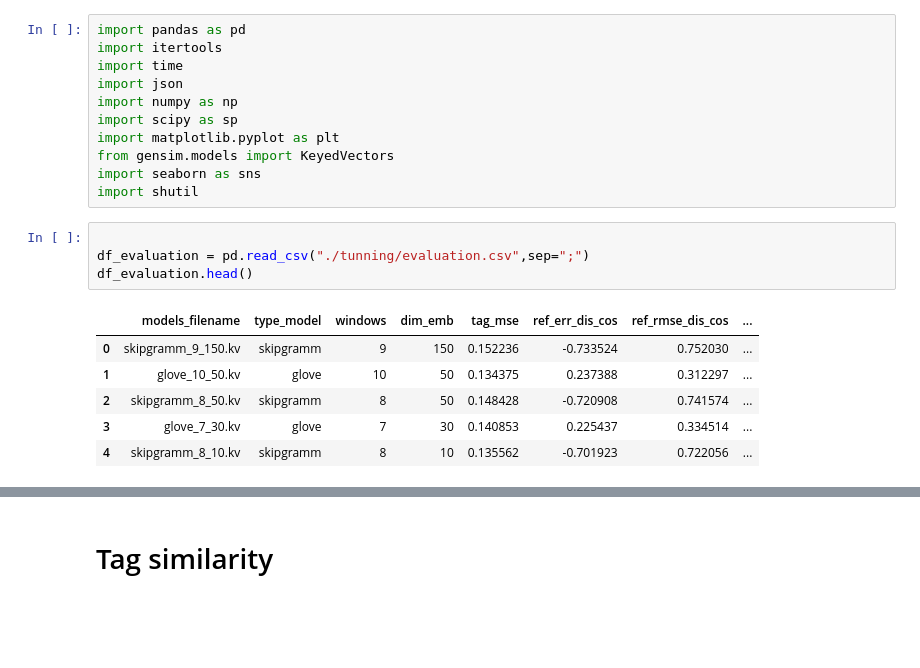
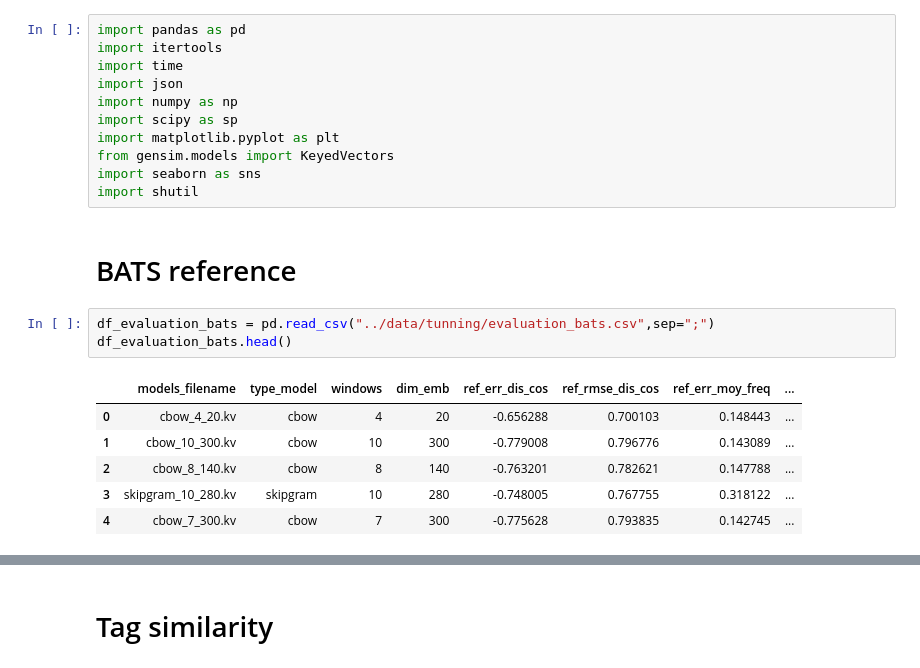
Before and after one commit to dmkant/projet-statistique-2022, a Jupyter notebook: word_embedding/evaluation_embedding.ipynb, the cells around one changed output, grey strips where cells are left out. Cells and saved outputs as stored; diff of their text form; blank space fills up the shorter version.

Commit message:
maj bats evaluation

```diff
--- a/word_embedding/evaluation_embedding.ipynb
+++ b/word_embedding/evaluation_embedding.ipynb
@@ -9,14 +9,15 @@ import matplotlib.pyplot as plt
 from gensim.models import KeyedVectors
 import seaborn as sns
 import shutil
+# %% [markdown]
+# BATS reference
 # %%
-
-df_evaluation = pd.read_csv("./tunning/evaluation.csv",sep=";")
-df_evaluation.head()
+df_evaluation_bats = pd.read_csv("../data/tunning/evaluation_bats.csv",sep=";")
+df_evaluation_bats.head()
 # %% [output]
-|  | models_filename | type_model | windows | dim_emb | tag_mse | ref_err_dis_cos | ref_rmse_dis_cos | ... |
-| 0 | skipgramm_9_150.kv | skipgramm | 9 | 150 | 0.152236 | -0.733524 | 0.752030 | ... |
-| 1 | glove_10_50.kv | glove | 10 | 50 | 0.134375 | 0.237388 | 0.312297 | ... |
-| 2 | skipgramm_8_50.kv | skipgramm | 8 | 50 | 0.148428 | -0.720908 | 0.741574 | ... |
-| 3 | glove_7_30.kv | glove | 7 | 30 | 0.140853 | 0.225437 | 0.334514 | ... |
-| 4 | skipgramm_8_10.kv | skipgramm | 8 | 10 | 0.135562 | -0.701923 | 0.722056 | ... |
+|  | models_filename | type_model | windows | dim_emb | ref_err_dis_cos | ref_rmse_dis_cos | ref_err_moy_freq | ... |
+| 0 | cbow_4_20.kv | cbow | 4 | 20 | -0.656288 | 0.700103 | 0.148443 | ... |
+| 1 | cbow_10_300.kv | cbow | 10 | 300 | -0.779008 | 0.796776 | 0.143089 | ... |
+| 2 | cbow_8_140.kv | cbow | 8 | 140 | -0.763201 | 0.782621 | 0.147788 | ... |
+| 3 | skipgram_10_280.kv | skipgram | 10 | 280 | -0.748005 | 0.767755 | 0.318122 | ... |
+| 4 | cbow_7_300.kv | cbow | 7 | 300 | -0.775628 | 0.793835 | 0.142745 | ... |
```
Also changed, not shown: parts of 15 cells of this notebook, 12 other files.
